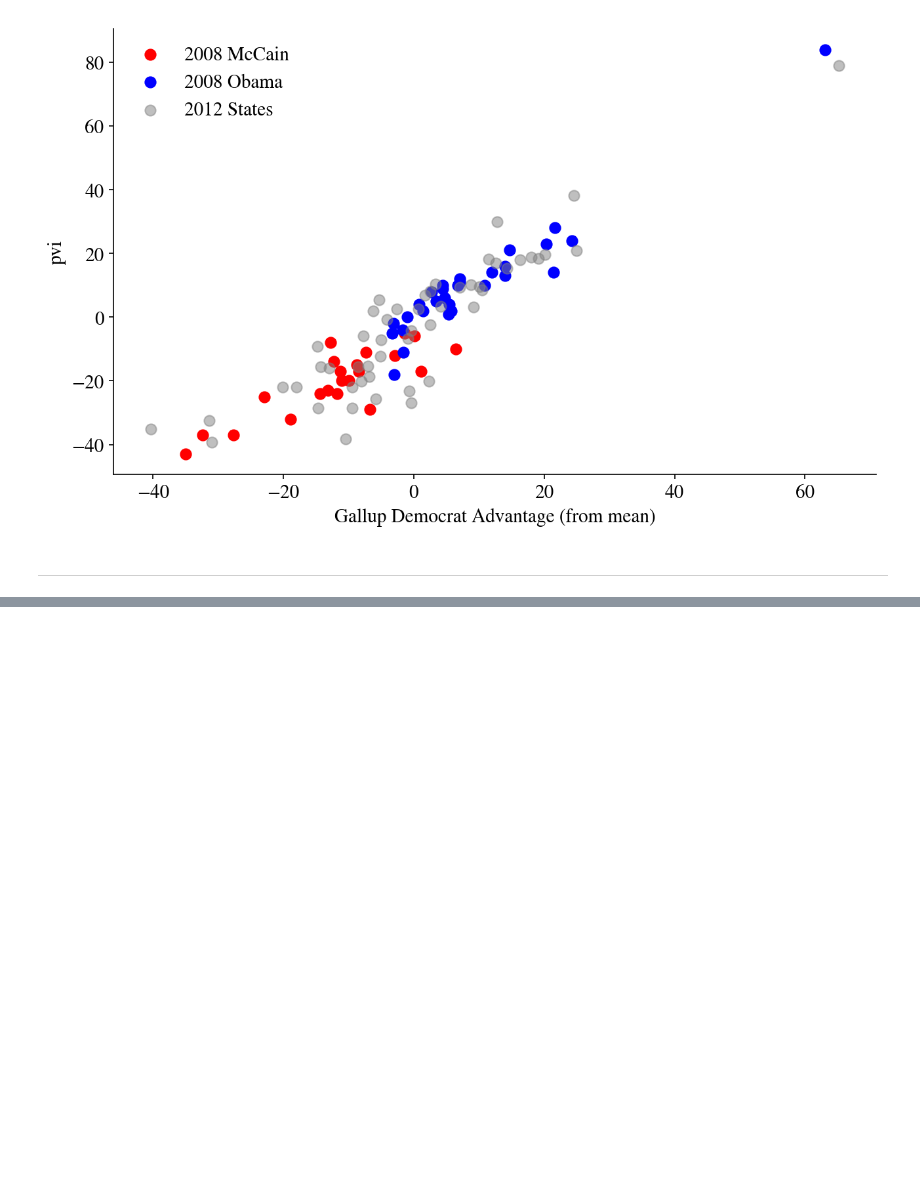
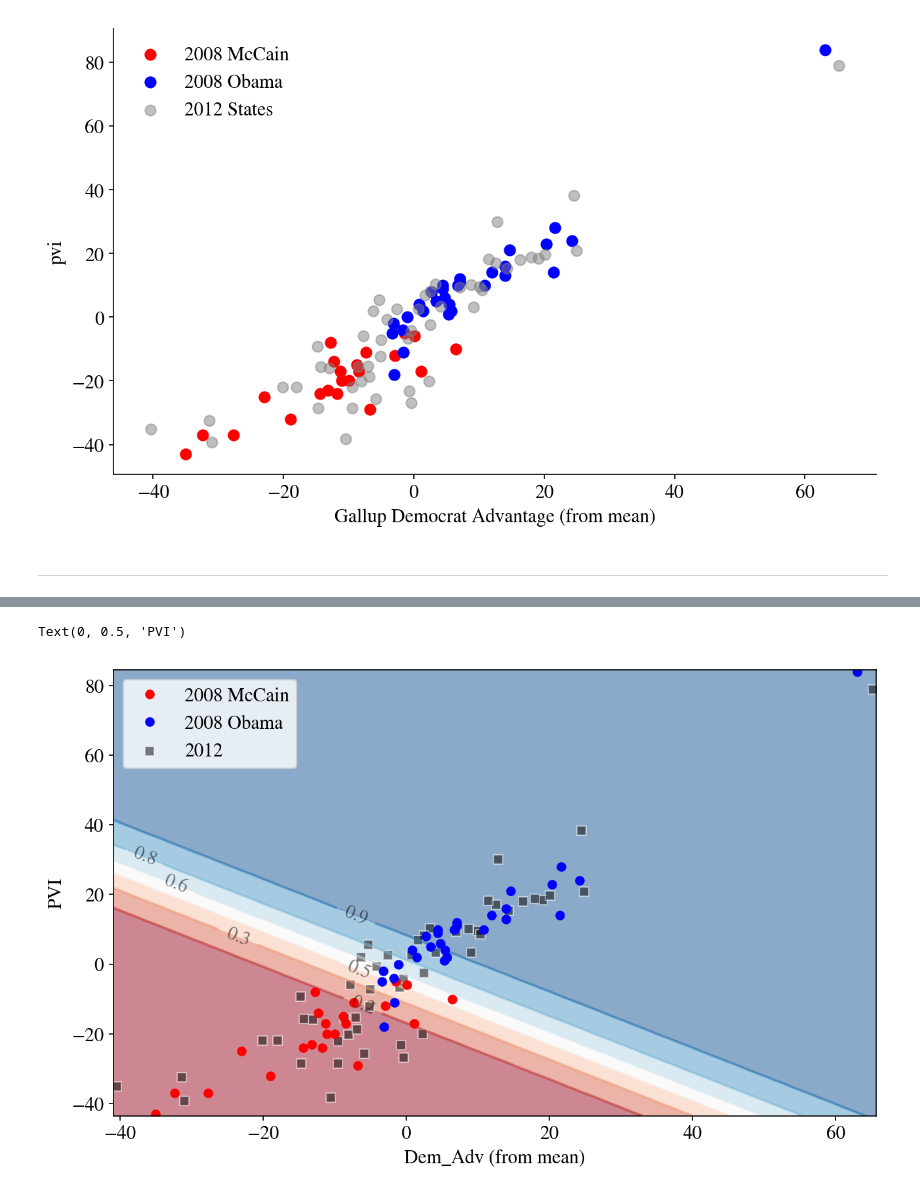
Before and after one commit to joaoDragado/dSc_roadmap, a Jupyter notebook: projects/SimulatingSilver/HW2_user.ipynb, the cells around one changed output, grey strips where cells are left out. Saved outputs shown, nothing was run; the diff lists cells and outputs as text; code cells hidden in the pictures; blank space fills up the shorter version.

```diff
--- a/projects/SimulatingSilver/HW2_user.ipynb
+++ b/projects/SimulatingSilver/HW2_user.ipynb
@@ -635,0 +690,7 @@ Sometimes this estimation procedure will `overfit` the training data yielding pr
+# %%
+points_plot(e2008, e2012, clf)
+plt.xlabel("Dem_Adv (from mean)")
+plt.ylabel("PVI")
+# %% [output]
+Text(0, 0.5, 'PVI')
+[figure, added]
```
Also changed, not shown: parts of 30 cells of this notebook, 1 other file.
